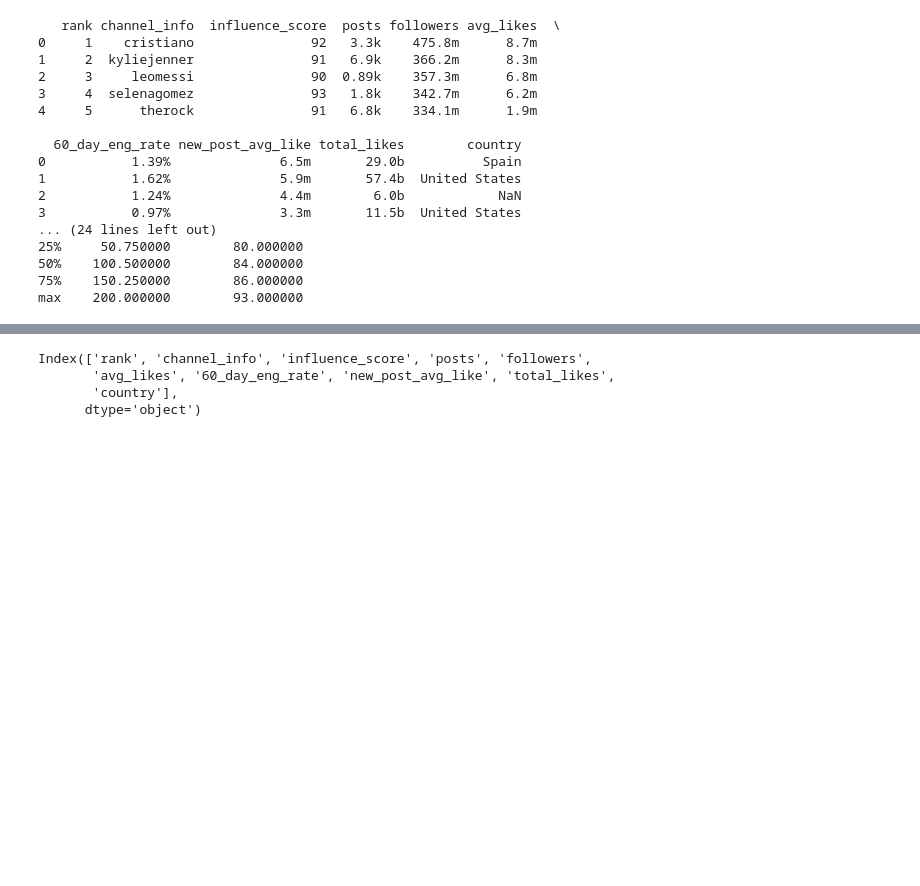
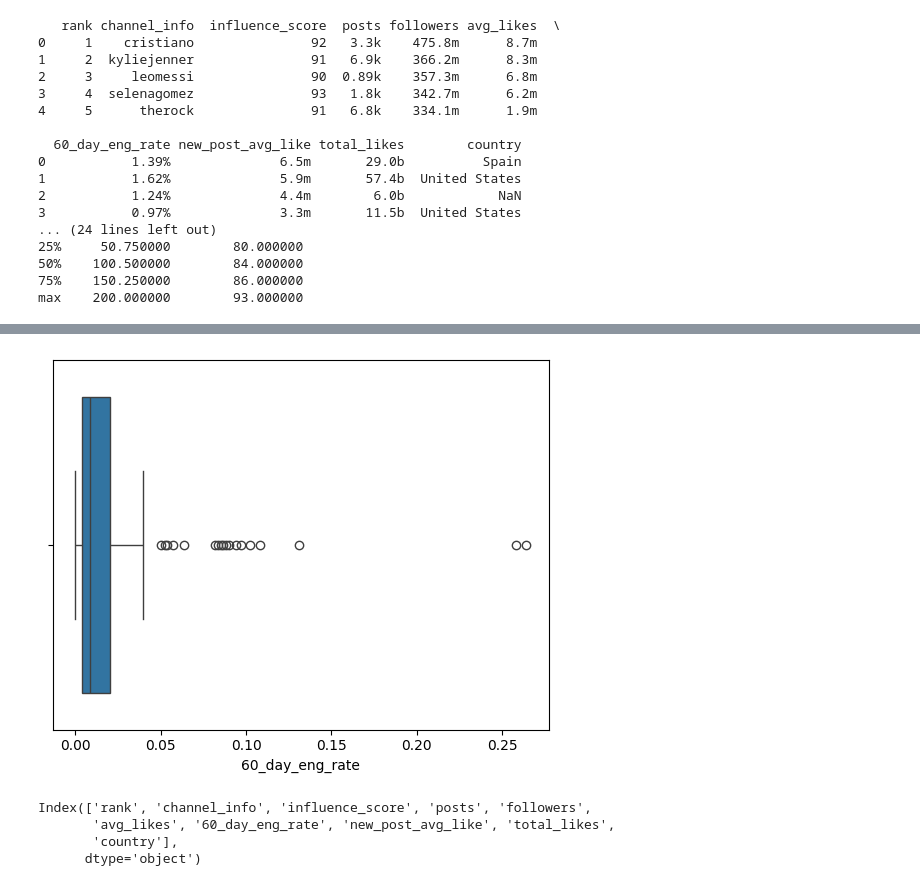
Before and after one commit to cbfelp/Projeto-Regressao-Linear, a Jupyter notebook: Relatorio_Tecnico_RegLinear.ipynb, the cells around one changed output, grey strips where cells are left out. Saved outputs shown, nothing was run; the diff lists cells and outputs as text; code cells hidden in the pictures; blank space fills up the shorter version.

```diff
--- a/Relatorio_Tecnico_RegLinear.ipynb
+++ b/Relatorio_Tecnico_RegLinear.ipynb
@@ -72,3 +72,8 @@ plt.show()
+# %%
+sns.boxplot(x=df['60_day_eng_rate'])
+plt.show()
+# %% [output]
+[figure, added]
 # %%
 print(df.columns)  # Imprimir os nomes das colunas do DataFrame para inspeção
 sns.pairplot(df, x_vars=['followers', '60_day_eng_rate'], y_vars='60_day_eng_rate', height= 4)
```
Also changed, not shown: parts of 8 cells of this notebook.
